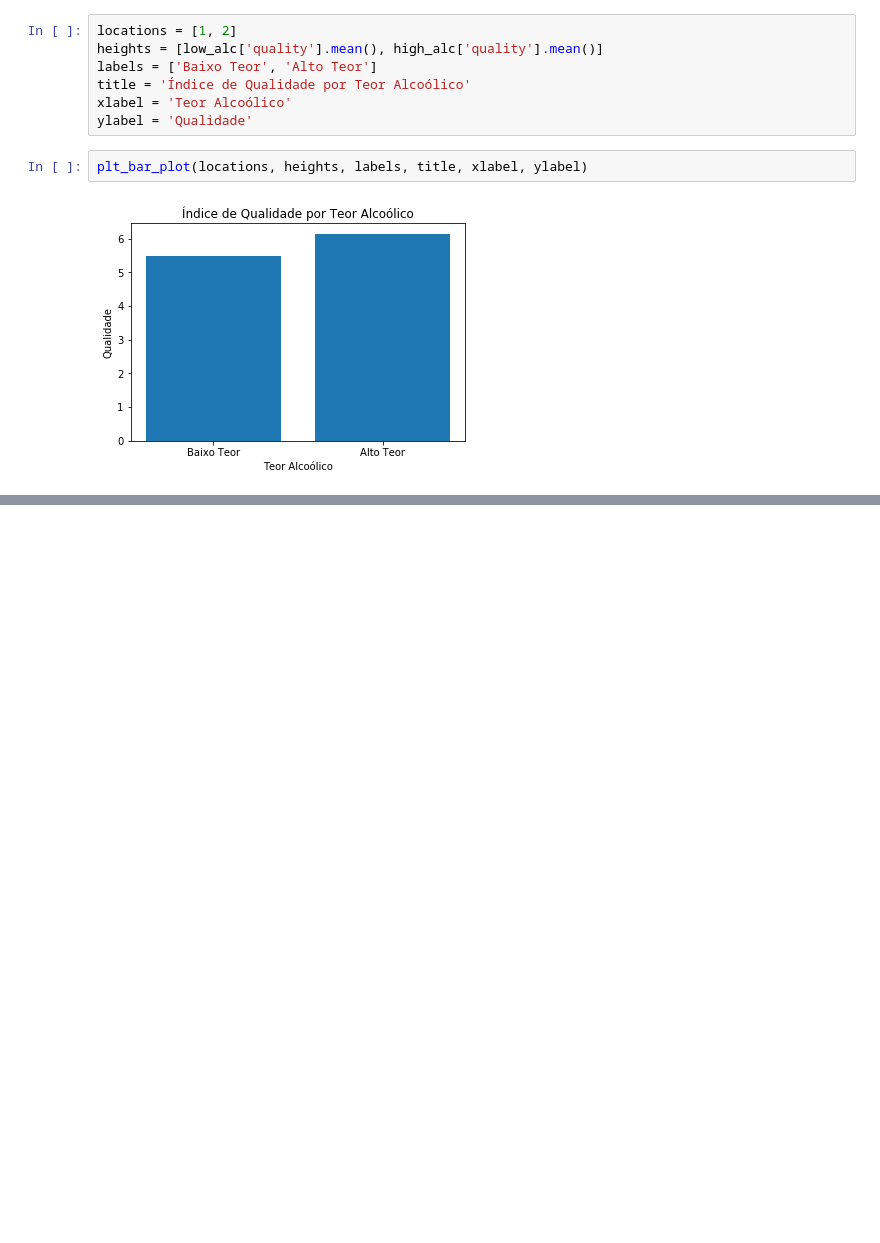
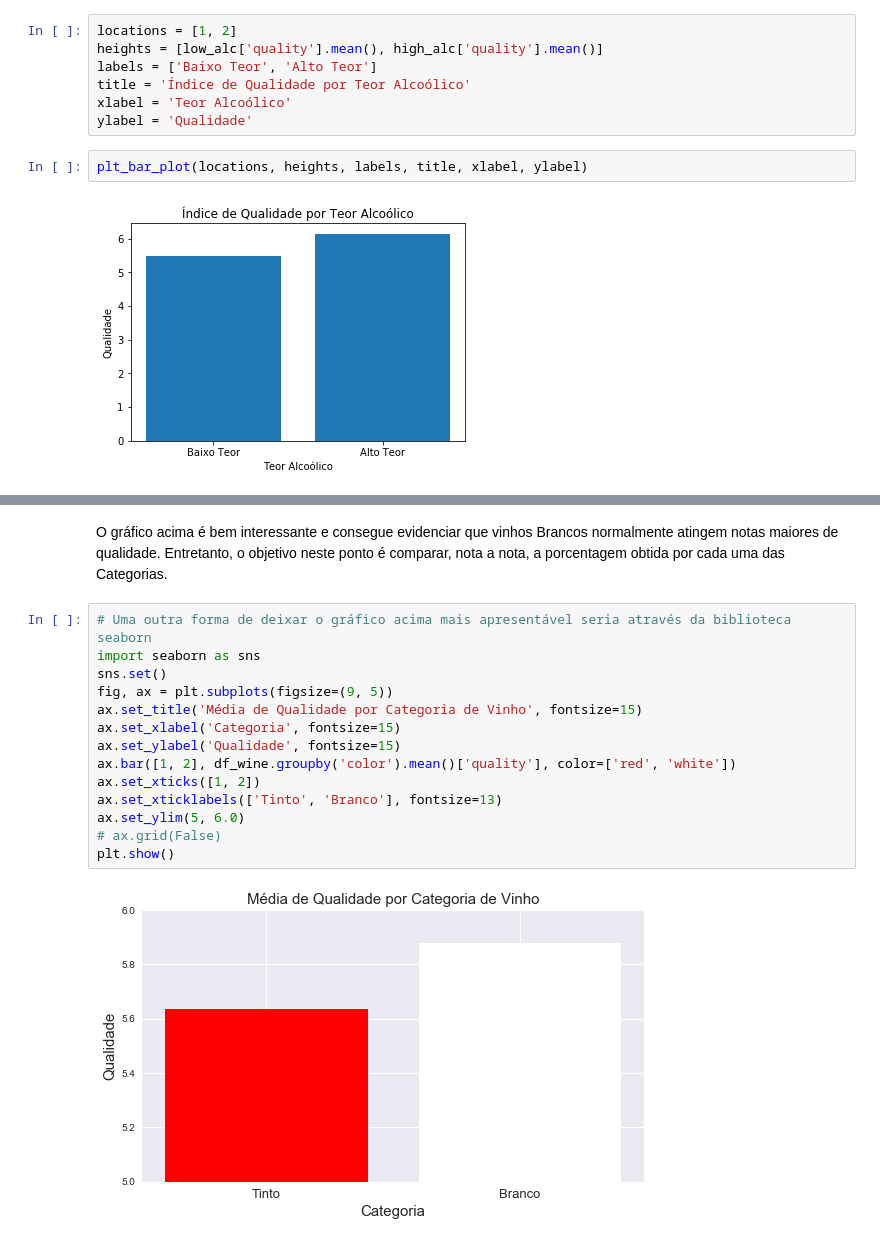
Before and after one commit to RobertoDelamora/data-science-academy, a Jupyter notebook: udacity/fundamentos-data-scientist-I/definitive-toolkit/EDA.ipynb, the cells around one changed output, grey strips where cells are left out. Saved outputs shown, nothing was run; the diff lists cells and outputs as text; blank space fills up the shorter version.

```diff
--- a/udacity/fundamentos-data-scientist-I/definitive-toolkit/EDA.ipynb
+++ b/udacity/fundamentos-data-scientist-I/definitive-toolkit/EDA.ipynb
@@ -1451,0 +1485,18 @@ plt_bar_plot(locations, heights, labels, title, xlabel, ylabel)
+# %% [markdown]
+O gráfico acima é bem interessante e consegue evidenciar que vinhos Brancos normalmente atingem notas maiores de qualidade. Entretanto, o objetivo neste ponto é comparar, nota a nota, a porcentagem obtida por cada uma das Categorias.
+# %%
+# Uma outra forma de deixar o gráfico acima mais apresentável seria através da biblioteca seaborn
+import seaborn as sns
+sns.set()
+fig, ax = plt.subplots(figsize=(9, 5))
+ax.set_title('Média de Qualidade por Categoria de Vinho', fontsize=15)
+ax.set_xlabel('Categoria', fontsize=15)
+ax.set_ylabel('Qualidade', fontsize=15)
+ax.bar([1, 2], df_wine.groupby('color').mean()['quality'], color=['red', 'white'])
+ax.set_xticks([1, 2])
+ax.set_xticklabels(['Tinto', 'Branco'], fontsize=13)
+ax.set_ylim(5, 6.0)
+# ax.grid(False)
+plt.show()
+# %% [output]
+[figure, added]
```
Also changed, not shown: parts of 151 cells of this notebook, 2 other files.
